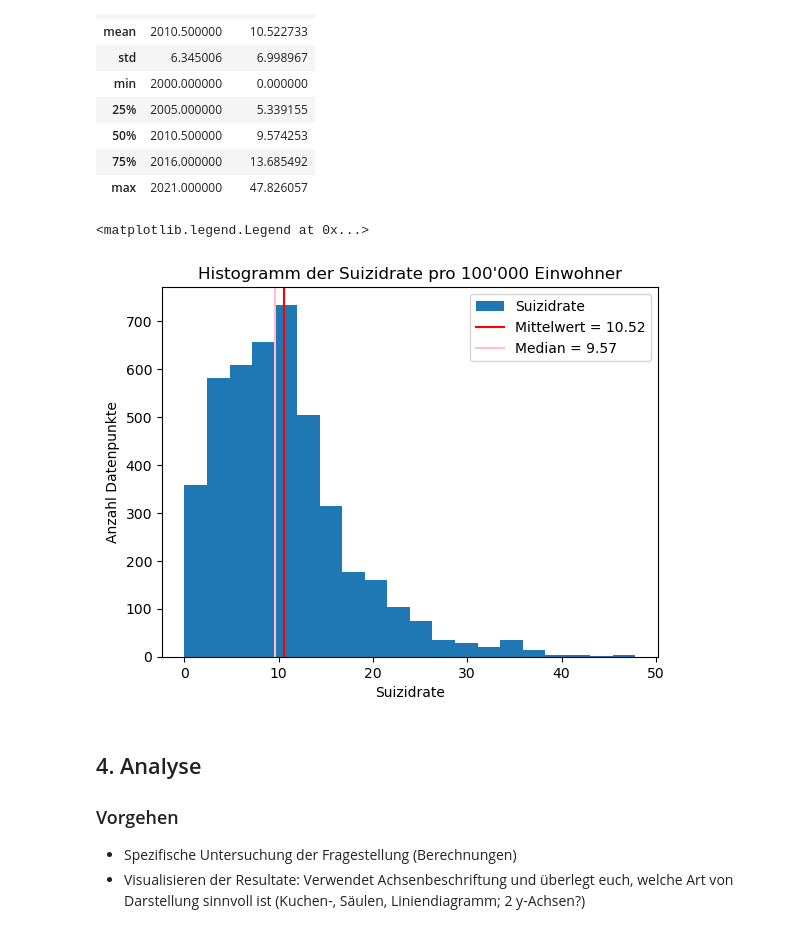
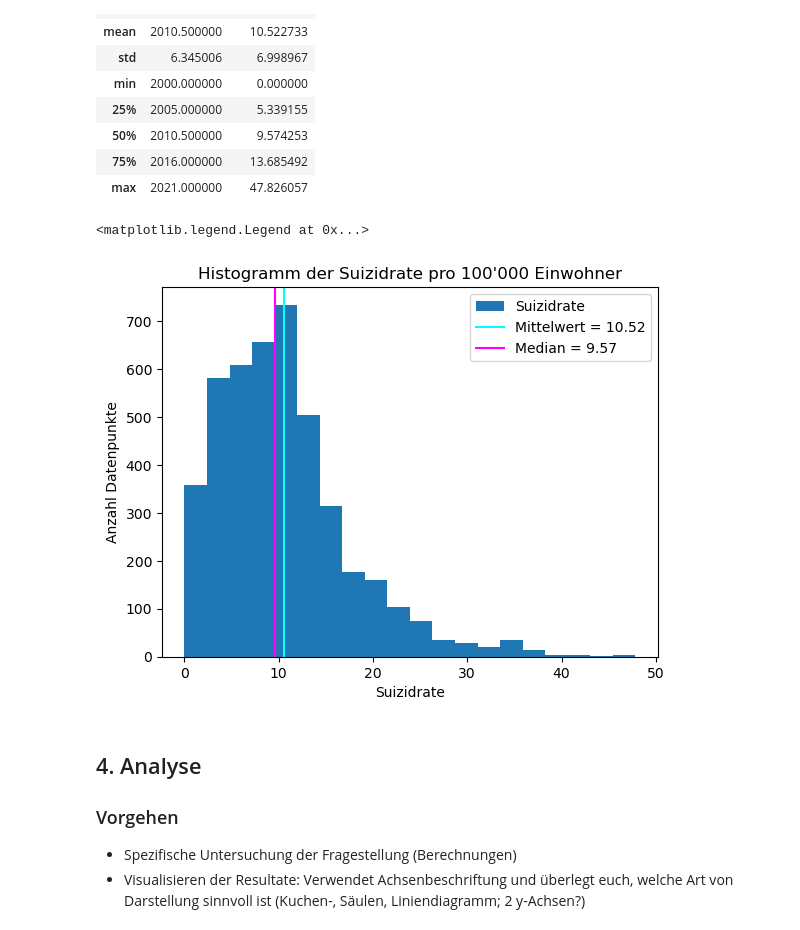
Before and after one commit to cardoali/BMLD-Python, a Jupyter notebook: Grundgerüst_Leistungsnachweis.ipynb, the cells around one changed output. Saved outputs shown, nothing was run; the diff lists cells and outputs as text; code cells hidden in the pictures.

```diff
--- a/Grundgerüst_Leistungsnachweis.ipynb
+++ b/Grundgerüst_Leistungsnachweis.ipynb
@@ -182,16 +182,16 @@ df.describe()
 # %%
 g = df['Suizidrate'].plot(kind='hist', bins=20, title="Histogramm der Suizidrate pro 100'000 Einwohner",
                            xlabel='Suizidrate', ylabel='Anzahl Datenpunkte')
 mean = df['Suizidrate'].mean()
-g.axvline(x=df['Suizidrate'].mean(), color='red',label=f'Mittelwert = {mean:.2f}')  # rote Linie bei Mittelwert
+g.axvline(x=df['Suizidrate'].mean(), color='aqua',label=f'Mittelwert = {mean:.2f}')  # rote Linie bei Mittelwert
 
 median = df['Suizidrate'].median()
-g.axvline(x=df['Suizidrate'].median(), color='pink',label=  f'Median = {median:.2f}')  # orange Linie bei Median
+g.axvline(x=df['Suizidrate'].median(), color='magenta',label=  f'Median = {median:.2f}')  # orange Linie bei Median
 
 g.legend()
 # %% [output]
 <matplotlib.legend.Legend at 0x...>
-[figure, old version]
+[figure, new version]
 # %% [markdown]
 ## 4. Analyse
 
```
Also changed, not shown: parts of 2 cells of this notebook.
